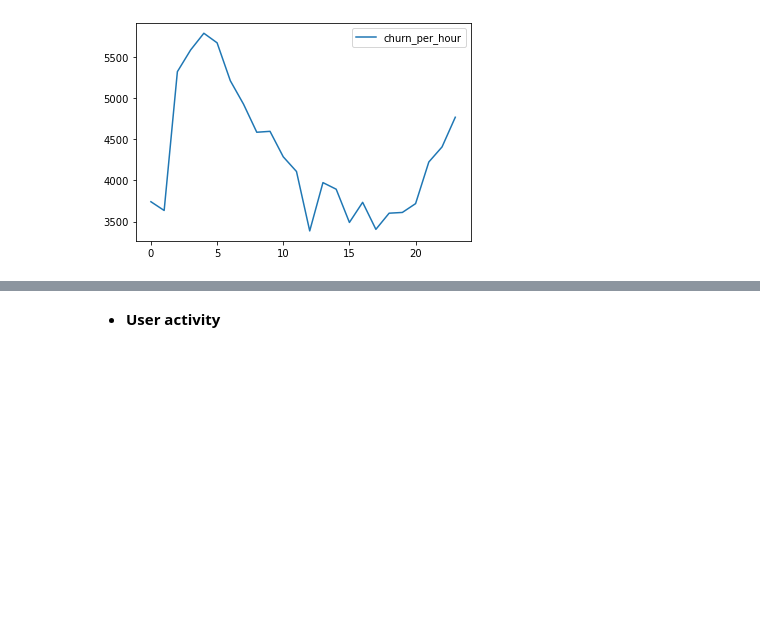
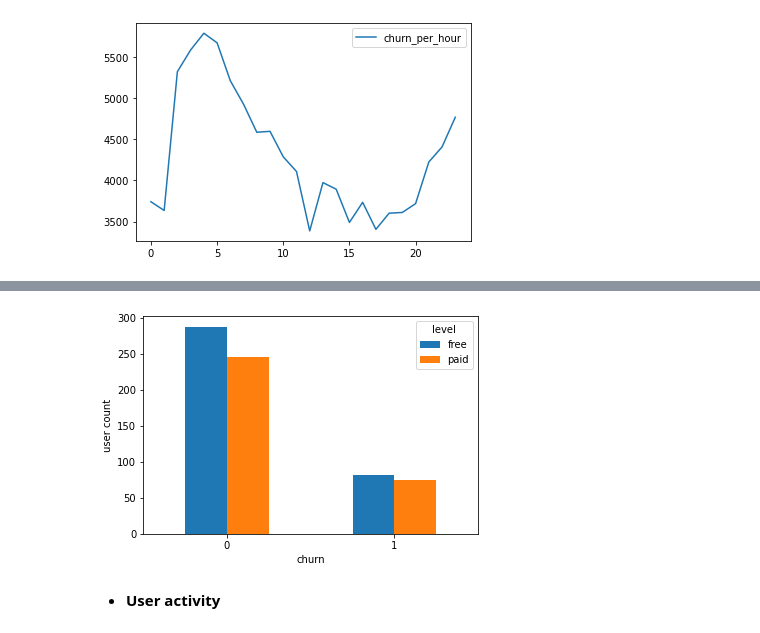
Before and after one commit to texcindy99/Spark_Machine_Learning, a Jupyter notebook: Spark_ML_Music_Service.ipynb, the cells around one changed output, grey strips where cells are left out. Cells and saved outputs as stored; diff of their text form; code cells hidden in the pictures; blank space fills up the shorter version.

```diff
--- a/Spark_ML_Music_Service.ipynb
+++ b/Spark_ML_Music_Service.ipynb
@@ -264,0 +267,3 @@ df_churn_in_hour.plot.line();
+# %%
+churn_level = df_valid.groupby(['churn','level']).agg(countDistinct('userId').alias('count')).toPandas()
+churn_level.head()
@@ -265,3 +276,9 @@ df_churn_in_hour.plot.line();
+# %%
+ax = churn_level.pivot(index='churn', columns='level', values='count').plot(kind='bar',rot=0);
+ax.set_xlabel('churn');
+ax.set_ylabel('user count');
+# %% [output]
+[figure, added]
 # %% [markdown]
 - **User activity**
 # %%
```
Also changed, not shown: parts of 2 cells of this notebook.
